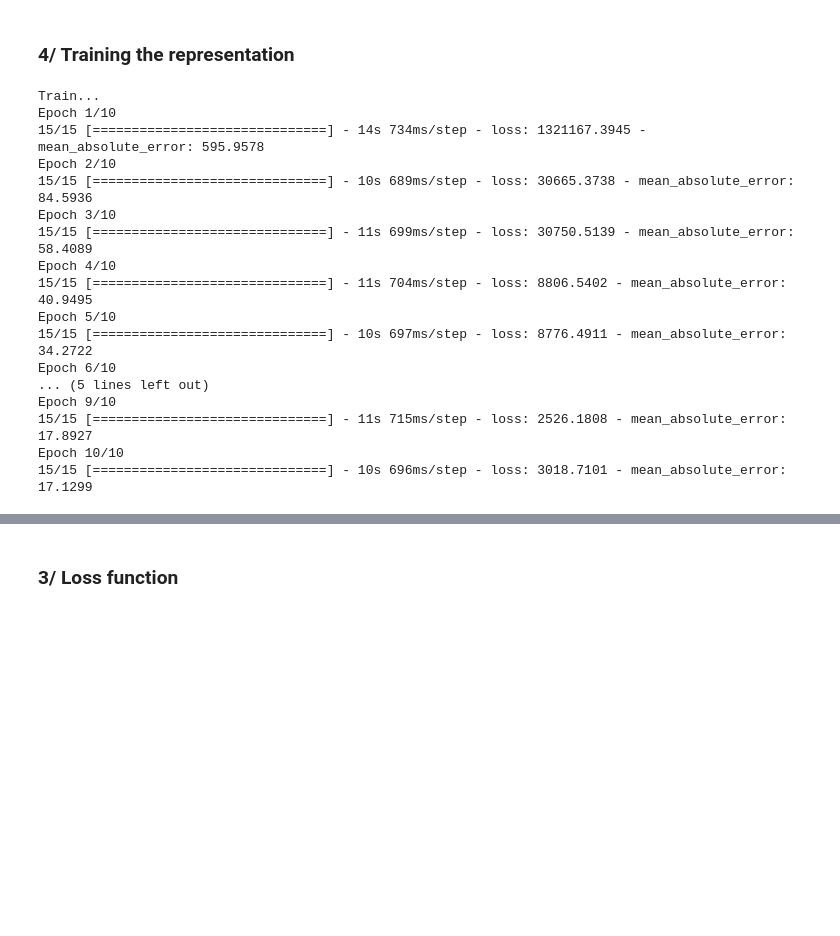
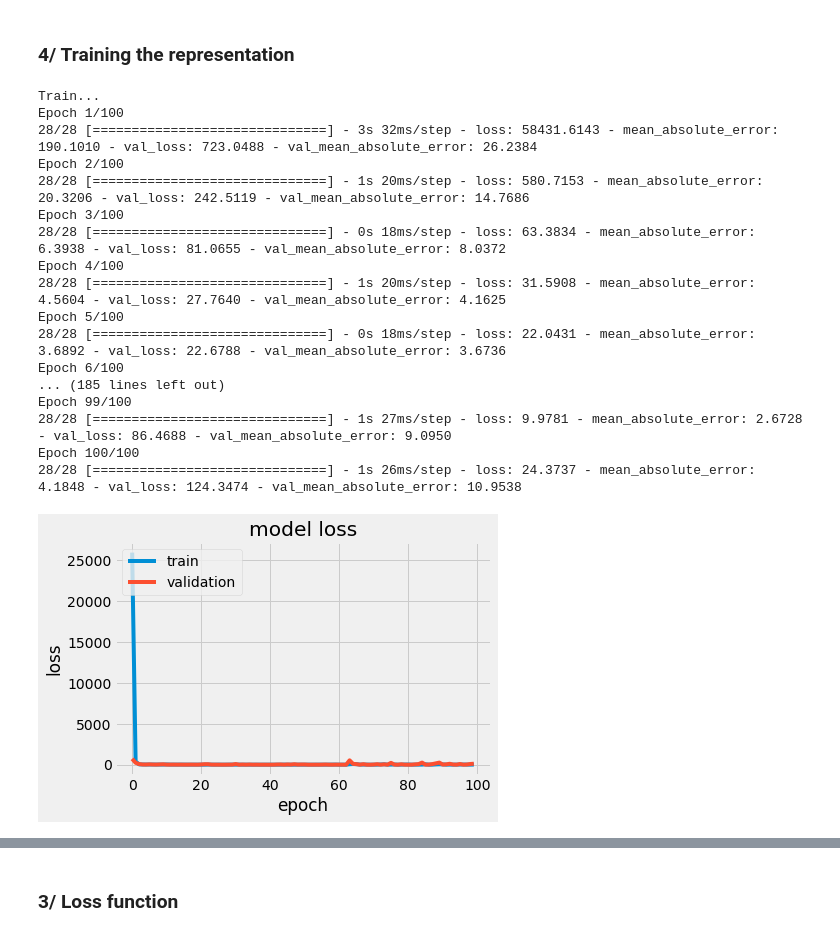
Before and after one commit to Lenflammeur/UCL-MSc_Project, a Jupyter notebook: Reconstruction_optimization.ipynb, the cells around one changed output, grey strips where cells are left out. Drawn from its saved outputs; the diff is of its cells as text; code cells hidden in the pictures; blank space fills up the shorter version.

```diff
--- a/Reconstruction_optimization.ipynb
+++ b/Reconstruction_optimization.ipynb
@@ -49,0 +86,4 @@ import tensorflow as tf
+# %%
+X_train, y_train = split_sequence(close_aapl_train, lookback_window)
+X_val, y_val = split_sequence(close_aapl_val, lookback_window)
+X_test, y_test = split_sequence(close_aapl_test, lookback_window)
@@ -97,22 +147,25 @@ model.compile(loss=tf.losses.MeanSquaredError(),
                 metrics=[tf.metrics.MeanAbsoluteError()])
 # %%
 print('Train...')
-history = model.fit(X_train, y_train, epochs=10)
+history = model.fit(X_train,
+                    y_train,
+                    epochs=100,
+                    validation_data=(X_val, y_val))
 # %% [output]
 Train...
-Epoch 1/10
-15/15 [==============================] - 14s 734ms/step - loss: 1321167.3945 - mean_absolute_error: 595.9578
-Epoch 2/10
-15/15 [==============================] - 10s 689ms/step - loss: 30665.3738 - mean_absolute_error: 84.5936
-Epoch 3/10
-15/15 [==============================] - 11s 699ms/step - loss: 30750.5139 - mean_absolute_error: 58.4089
-Epoch 4/10
-15/15 [==============================] - 11s 704ms/step - loss: 8806.5402 - mean_absolute_error: 40.9495
-Epoch 5/10
-15/15 [==============================] - 10s 697ms/step - loss: 8776.4911 - mean_absolute_error: 34.2722
-Epoch 6/10
-... (5 lines left out)
-Epoch 9/10
-15/15 [==============================] - 11s 715ms/step - loss: 2526.1808 - mean_absolute_error: 17.8927
-Epoch 10/10
-15/15 [==============================] - 10s 696ms/step - loss: 3018.7101 - mean_absolute_error: 17.1299
+Epoch 1/100
+28/28 [==============================] - 3s 32ms/step - loss: 58431.6143 - mean_absolute_error: 190.1010 - val_loss: 723.0488 - val_mean_absolute_error: 26.2384
+Epoch 2/100
+28/28 [==============================] - 1s 20ms/step - loss: 580.7153 - mean_absolute_error: 20.3206 - val_loss: 242.5119 - val_mean_absolute_error: 14.7686
+Epoch 3/100
+28/28 [==============================] - 0s 18ms/step - loss: 63.3834 - mean_absolute_error: 6.3938 - val_loss: 81.0655 - val_mean_absolute_error: 8.0372
+Epoch 4/100
+28/28 [==============================] - 1s 20ms/step - loss: 31.5908 - mean_absolute_error: 4.5604 - val_loss: 27.7640 - val_mean_absolute_error: 4.1625
+Epoch 5/100
+28/28 [==============================] - 0s 18ms/step - loss: 22.0431 - mean_absolute_error: 3.6892 - val_loss: 22.6788 - val_mean_absolute_error: 3.6736
+Epoch 6/100
+... (185 lines left out)
+Epoch 99/100
+28/28 [==============================] - 1s 27ms/step - loss: 9.9781 - mean_absolute_error: 2.6728 - val_loss: 86.4688 - val_mean_absolute_error: 9.0950
+Epoch 100/100
+28/28 [==============================] - 1s 26ms/step - loss: 24.3737 - mean_absolute_error: 4.1848 - val_loss: 124.3474 - val_mean_absolute_error: 10.9538
@@ -121,2 +172,13 @@ y_pred = model.predict(X_test.reshape((1, 1195))).reshape(64)
 # %%
 import matplotlib.pyplot as plt
+# %%
+# summarize history for loss
+plt.plot(history.history['loss'])
+plt.plot(history.history['val_loss'])
+plt.title('model loss')
+plt.ylabel('loss')
+plt.xlabel('epoch')
+plt.legend(['train', 'validation'], loc='upper left')
+plt.show()
+# %% [output]
+[figure, added]
```
Also changed, not shown: parts of 19 cells of this notebook, 3 other files.
